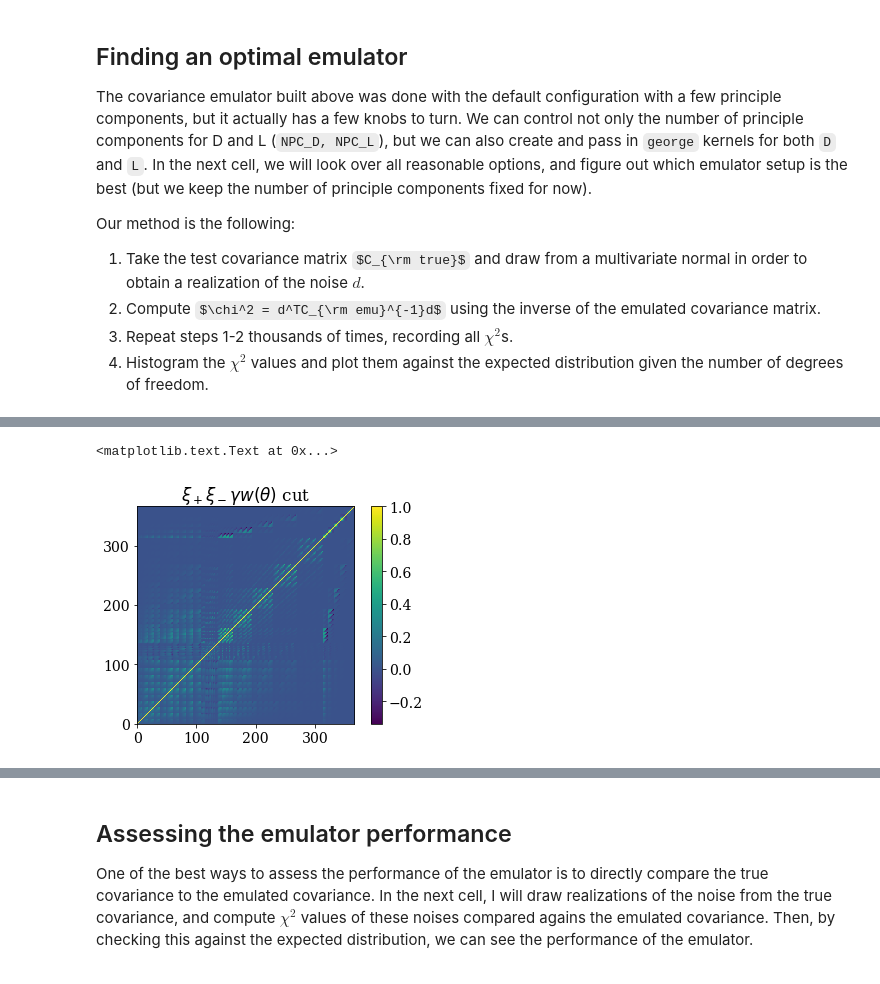
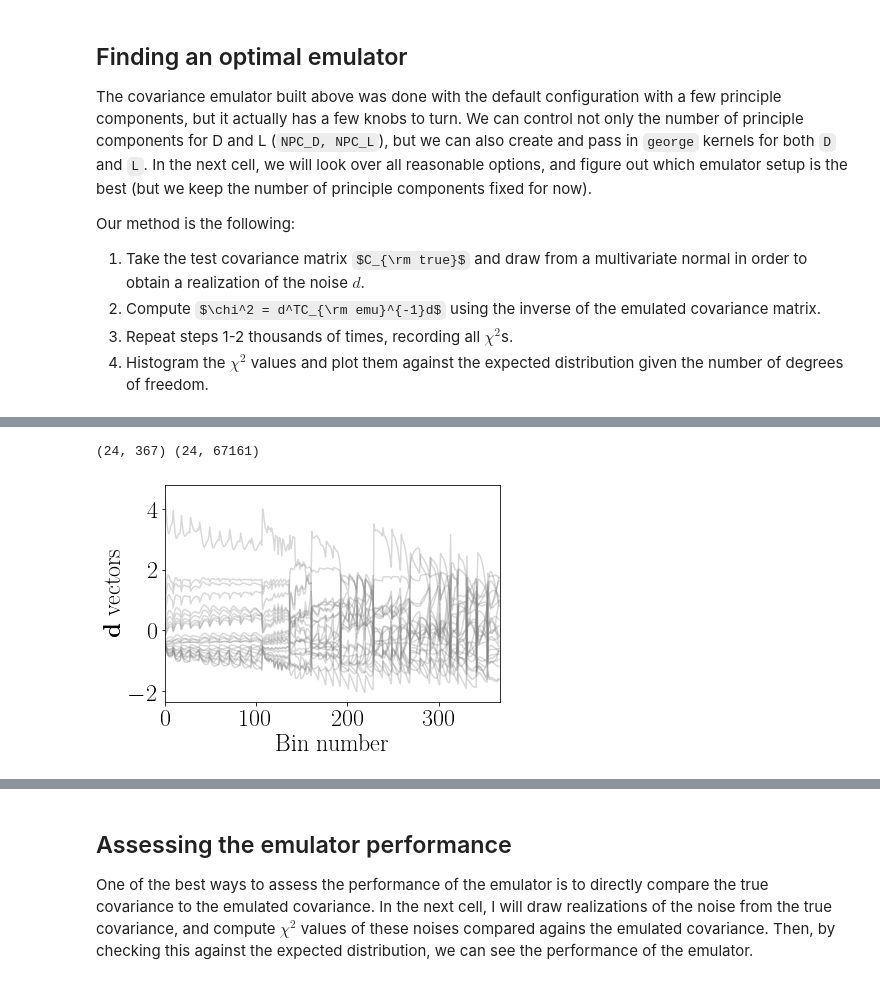
Before and after one commit to tmcclintock/covariance_emulator, a Jupyter notebook: notebooks/Emulating DES Part5: xi+xi-GGL-w covariances.ipynb, the cells around one changed output, grey strips where cells are left out. Saved outputs shown, nothing was run; the diff lists cells and outputs as text; code cells hidden in the pictures; some formulas as TeX source.

```diff
--- a/notebooks/Emulating DES Part5: xi+xi-GGL-w covariances.ipynb
+++ b/notebooks/Emulating DES Part5: xi+xi-GGL-w covariances.ipynb
@@ -135,11 +136,19 @@ plt.title(r"$\xi_+\xi_-\gamma w(\theta)$ cut")
 [figure]
-# %%
-view_corr(test_cov)
-plt.title(r"$\xi_+\xi_-\gamma w(\theta)$ cut")
-#plt.savefig("true_cov.png", dpi=300, bbox_inches="tight")
-# %% [output]
-<matplotlib.text.Text at 0x...>
-[figure, removed]
+# %%
+"""FIGURE FOR PAPER:
+Plot standardized d and l vectors."""
+d = Emu.ds
+l = Emu.lps
+print(d.shape, l.shape)
+plt.plot(d.T, c='gray', alpha=0.3)
+plt.xticks([0,100,200,300])
+plt.xlim(0,367)
+plt.xlabel(r"Bin number")
+plt.ylabel(r"${\bf d}$ vectors")
+plt.savefig("d_standardized.pdf", bbox_inches="tight")
+# %% [output]
+(24, 367) (24, 67161)
+[figure, added]
 # %%
 true_var = test_cov.diagonal()
 emu_var = Cpredicted.diagonal()
```
Also changed, not shown: parts of 8 cells of this notebook, 3 other files.
